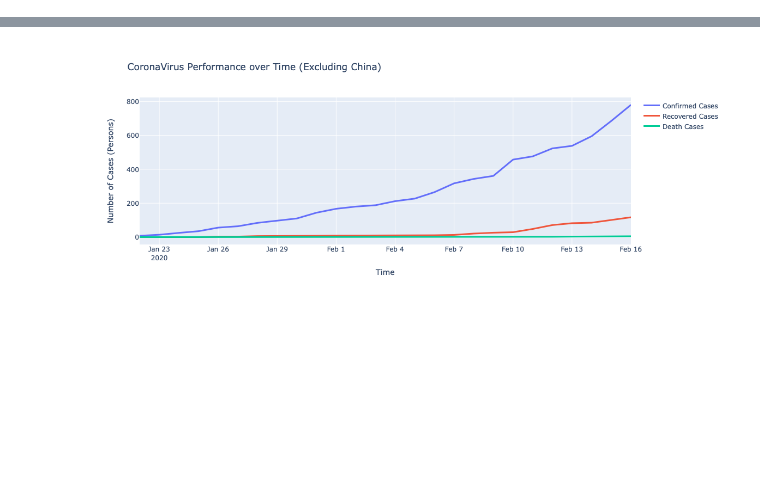
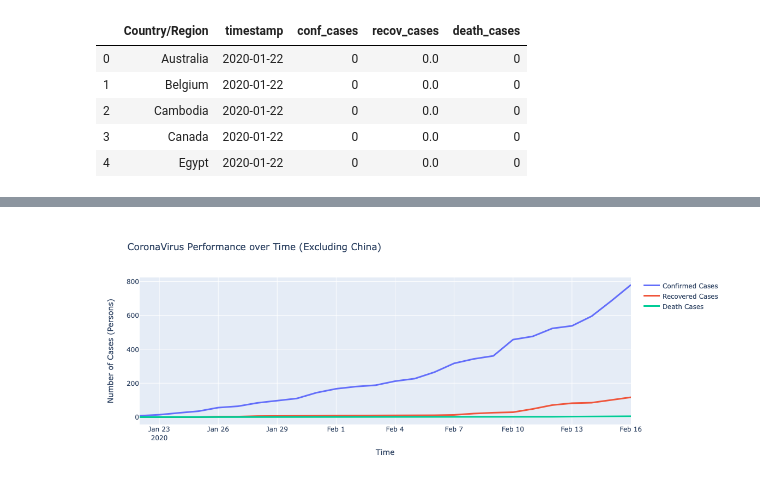
Before and after one commit to rezan21/2019-nCov, a Jupyter notebook: notebooks/visuals_02.ipynb, the cells around one changed output, grey strips where cells are left out. Drawn from its saved outputs; the diff is of its cells as text; code cells hidden in the pictures; blank space fills up the shorter version.

Commit message:
visual2 notebook

```diff
--- a/notebooks/visuals_02.ipynb
+++ b/notebooks/visuals_02.ipynb
@@ -5,27 +5,38 @@ import plotly.graph_objects as go
 # %%
 confrmd_df = pd.read_csv("../data/time_series_2019_ncov_confirmed.csv")
 recovrd_df = pd.read_csv("../data/time_series_2019_ncov_recovered.csv")
 deaths_df = pd.read_csv("../data/time_series_2019_ncov_deaths.csv")
 
 confrmd_df.drop(["Province/State","Lat","Long"], axis=1, inplace=True)
 recovrd_df.drop(["Province/State","Lat","Long"], axis=1, inplace=True)
 deaths_df.drop(["Province/State","Lat","Long"], axis=1, inplace=True)
 
 confrmd_df = confrmd_df.groupby("Country/Region").sum().reset_index()
 recovrd_df = recovrd_df.groupby("Country/Region").sum().reset_index()
 deaths_df = deaths_df.groupby("Country/Region").sum().reset_index()
 
 confrmd_df = confrmd_df.melt(id_vars=["Country/Region"], var_name="timestamp", value_name="cases")
 recovrd_df = recovrd_df.melt(id_vars=["Country/Region"], var_name="timestamp", value_name="cases")
 deaths_df = deaths_df.melt(id_vars=["Country/Region"], var_name="timestamp", value_name="cases")
 
 confrmd_df.rename(columns={"cases": "conf_cases"},inplace=True)
 recovrd_df.rename(columns={"cases": "recov_cases"},inplace=True)
 deaths_df.rename(columns={"cases": "death_cases"},inplace=True)
 
 df = pd.concat([confrmd_df,recovrd_df.iloc[:,2],deaths_df.iloc[:,2]], axis=1)
 
 df["timestamp"] = pd.to_datetime(df["timestamp"])
+
+df.to_csv("../data/visuals_02.csv",index=False)
+
+df.head()
+# %% [output]
+|  | Country/Region | timestamp | conf_cases | recov_cases | death_cases |
+| 0 | Australia | 2020-01-22 | 0 | 0.0 | 0 |
+| 1 | Belgium | 2020-01-22 | 0 | 0.0 | 0 |
+| 2 | Cambodia | 2020-01-22 | 0 | 0.0 | 0 |
+| 3 | Canada | 2020-01-22 | 0 | 0.0 | 0 |
+| 4 | Egypt | 2020-01-22 | 0 | 0.0 | 0 |
 # %%
 timestamp_grouped = df.groupby("timestamp").sum().sort_values("timestamp", ascending=True)
 timestamp_grouped.reset_index(inplace=True)
```
